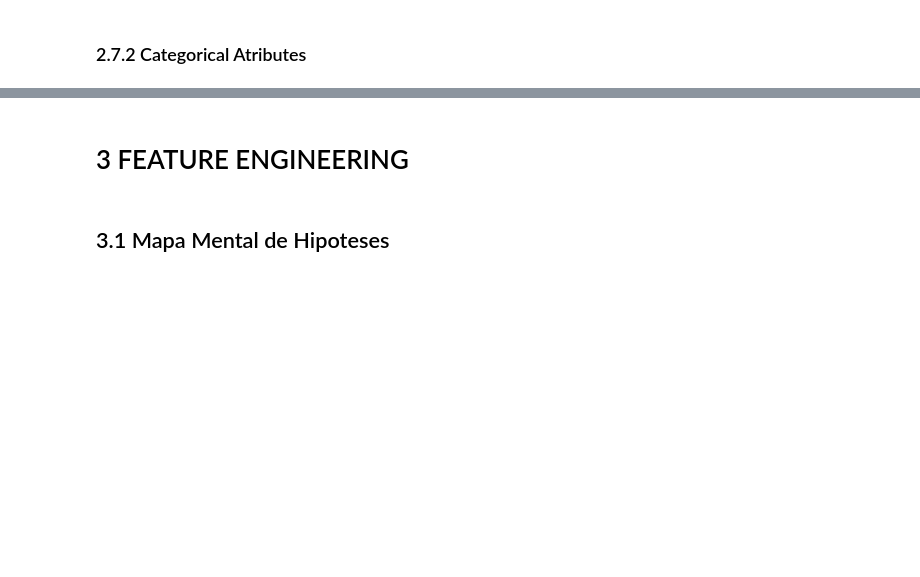
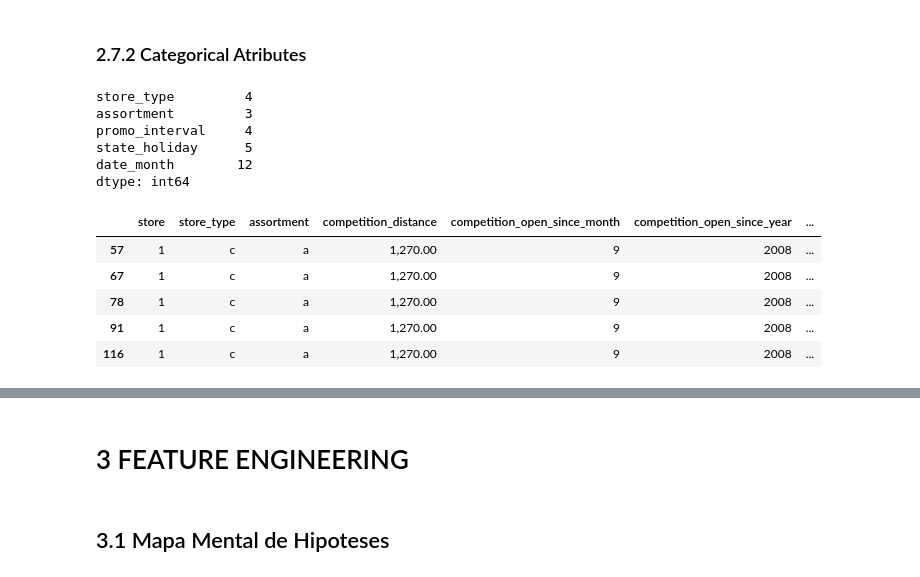
Before and after one commit to rafael-asousa/Sales-Prediction, a Jupyter notebook: notebook/Notebook-Sales-Prediction.ipynb, the cells around one changed output, grey strips where cells are left out. Drawn from its saved outputs; the diff is of its cells as text; code cells hidden in the pictures; blank space fills up the shorter version.

```diff
--- a/notebook/Notebook-Sales-Prediction.ipynb
+++ b/notebook/Notebook-Sales-Prediction.ipynb
@@ -205,2 +269,20 @@ df2 = df2.astype( {'competition_open_since_month':'int64',
 # %% [markdown]
 ### 2.7.2 Categorical Atributes
+# %%
+cat_attributes.apply(lambda x: x.unique().shape[0], axis=0)
+# %% [output]
+store_type         4
+assortment         3
+promo_interval     4
+state_holiday      5
+date_month        12
+dtype: int64
+# %%
+df2[df2['state_holiday'] != '0'].head()
+# %% [output]
+|  | store | store_type | assortment | competition_distance | competition_open_since_month | competition_open_since_year | ... |
+| 57 | 1 | c | a | 1,270.00 | 9 | 2008 | ... |
+| 67 | 1 | c | a | 1,270.00 | 9 | 2008 | ... |
+| 78 | 1 | c | a | 1,270.00 | 9 | 2008 | ... |
+| 91 | 1 | c | a | 1,270.00 | 9 | 2008 | ... |
+| 116 | 1 | c | a | 1,270.00 | 9 | 2008 | ... |
```
Also changed, not shown: parts of 11 cells of this notebook.
